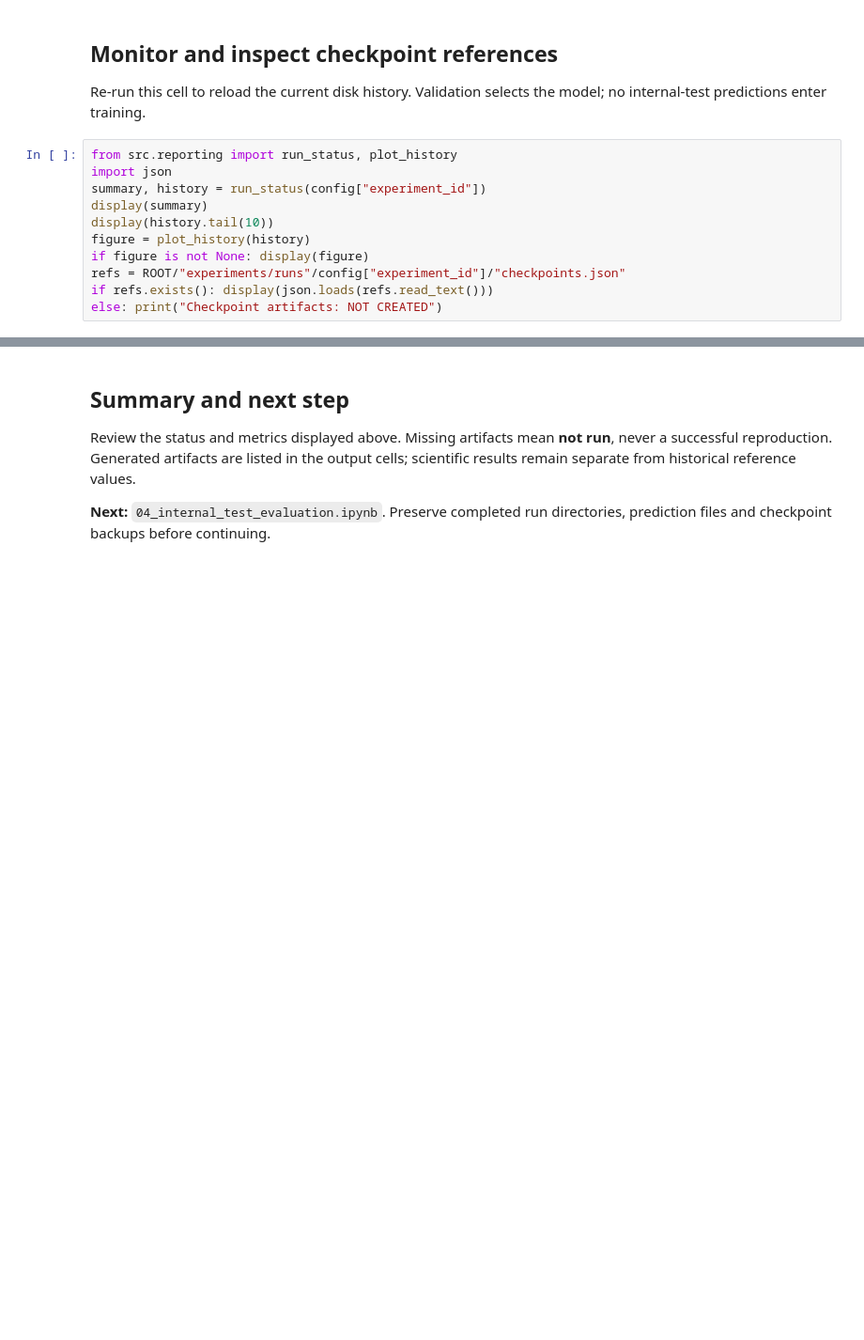
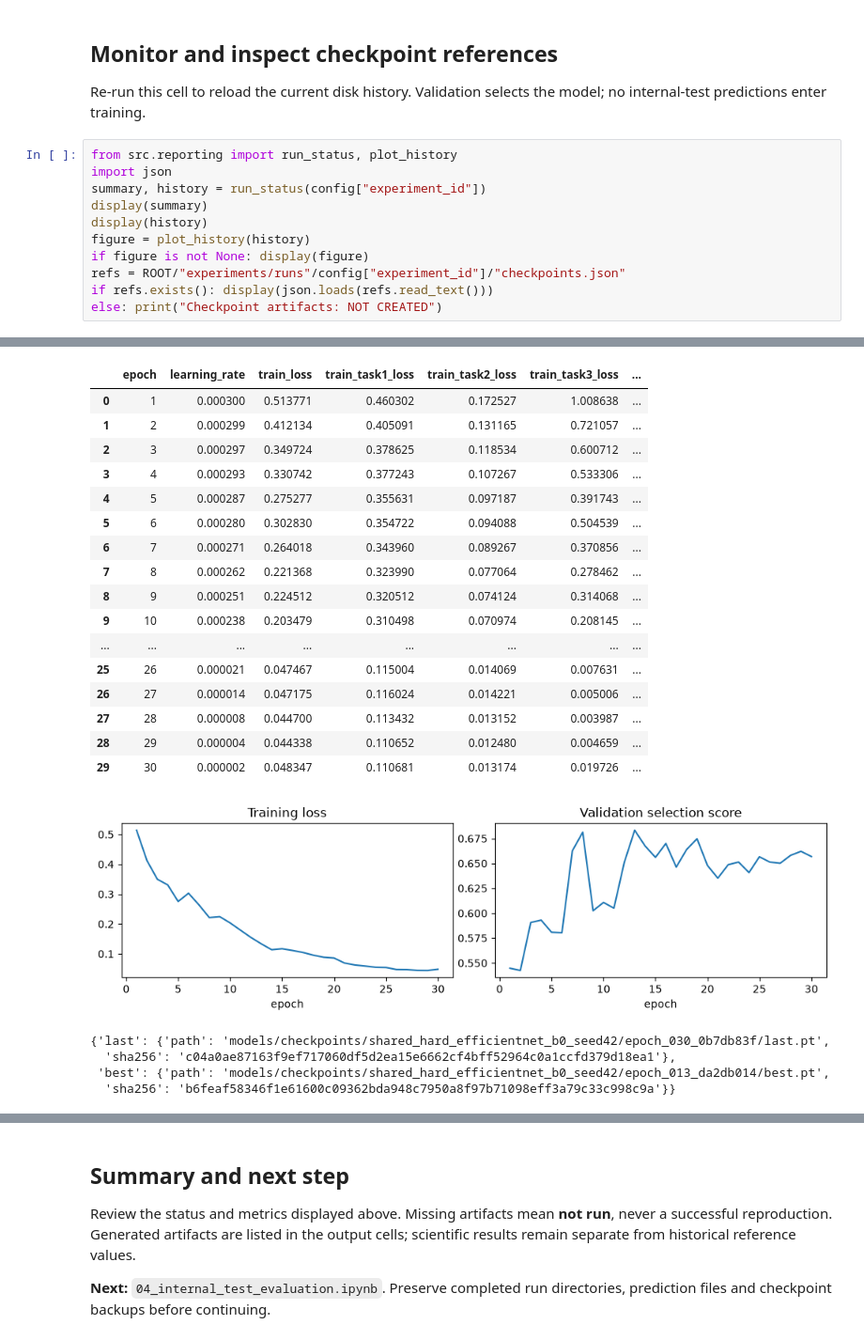
Before and after one commit to kugelblitz84/Research-paper-continuation, a Jupyter notebook: notebooks/03_shared_hierarchical_training.ipynb, the cells around one changed output, grey strips where cells are left out. Shown at 94% size. Cells and saved outputs as stored; diff of their text form; blank space fills up the shorter version.

```diff
--- a/notebooks/03_shared_hierarchical_training.ipynb
+++ b/notebooks/03_shared_hierarchical_training.ipynb
@@ -48,9 +143,10 @@ from src.reporting import run_status, plot_history
 import json
 summary, history = run_status(config["experiment_id"])
 display(summary)
-display(history.tail(10))
+display(history)
 figure = plot_history(history)
 if figure is not None: display(figure)
 refs = ROOT/"experiments/runs"/config["experiment_id"]/"checkpoints.json"
 if refs.exists(): display(json.loads(refs.read_text()))
 else: print("Checkpoint artifacts: NOT CREATED")
+# %% [output]
@@ -56,0 +166,22 @@ else: print("Checkpoint artifacts: NOT CREATED")
+|  | epoch | learning_rate | train_loss | train_task1_loss | train_task2_loss | train_task3_loss | ... |
+| 0 | 1 | 0.000300 | 0.513771 | 0.460302 | 0.172527 | 1.008638 | ... |
+| 1 | 2 | 0.000299 | 0.412134 | 0.405091 | 0.131165 | 0.721057 | ... |
+| 2 | 3 | 0.000297 | 0.349724 | 0.378625 | 0.118534 | 0.600712 | ... |
+| 3 | 4 | 0.000293 | 0.330742 | 0.377243 | 0.107267 | 0.533306 | ... |
+| 4 | 5 | 0.000287 | 0.275277 | 0.355631 | 0.097187 | 0.391743 | ... |
+| 5 | 6 | 0.000280 | 0.302830 | 0.354722 | 0.094088 | 0.504539 | ... |
+| 6 | 7 | 0.000271 | 0.264018 | 0.343960 | 0.089267 | 0.370856 | ... |
+| 7 | 8 | 0.000262 | 0.221368 | 0.323990 | 0.077064 | 0.278462 | ... |
+| 8 | 9 | 0.000251 | 0.224512 | 0.320512 | 0.074124 | 0.314068 | ... |
+| 9 | 10 | 0.000238 | 0.203479 | 0.310498 | 0.070974 | 0.208145 | ... |
+| ... | ... | ... | ... | ... | ... | ... | ... |
+| 25 | 26 | 0.000021 | 0.047467 | 0.115004 | 0.014069 | 0.007631 | ... |
+| 26 | 27 | 0.000014 | 0.047175 | 0.116024 | 0.014221 | 0.005006 | ... |
+| 27 | 28 | 0.000008 | 0.044700 | 0.113432 | 0.013152 | 0.003987 | ... |
+| 28 | 29 | 0.000004 | 0.044338 | 0.110652 | 0.012480 | 0.004659 | ... |
+| 29 | 30 | 0.000002 | 0.048347 | 0.110681 | 0.013174 | 0.019726 | ... |
+[figure, added]
+{'last': {'path': 'models/checkpoints/shared_hard_efficientnet_b0_seed42/epoch_030_0b7db83f/last.pt',
+  'sha256': 'c04a0ae87163f9ef717060df5d2ea15e6662cf4bff52964c0a1ccfd379d18ea1'},
+ 'best': {'path': 'models/checkpoints/shared_hard_efficientnet_b0_seed42/epoch_013_da2db014/best.pt',
+  'sha256': 'b6feaf58346f1e61600c09362bda948c7950a8f97b71098eff3a79c33c998c9a'}}
```
Also changed, not shown: parts of 7 cells of this notebook, 4 other files.
